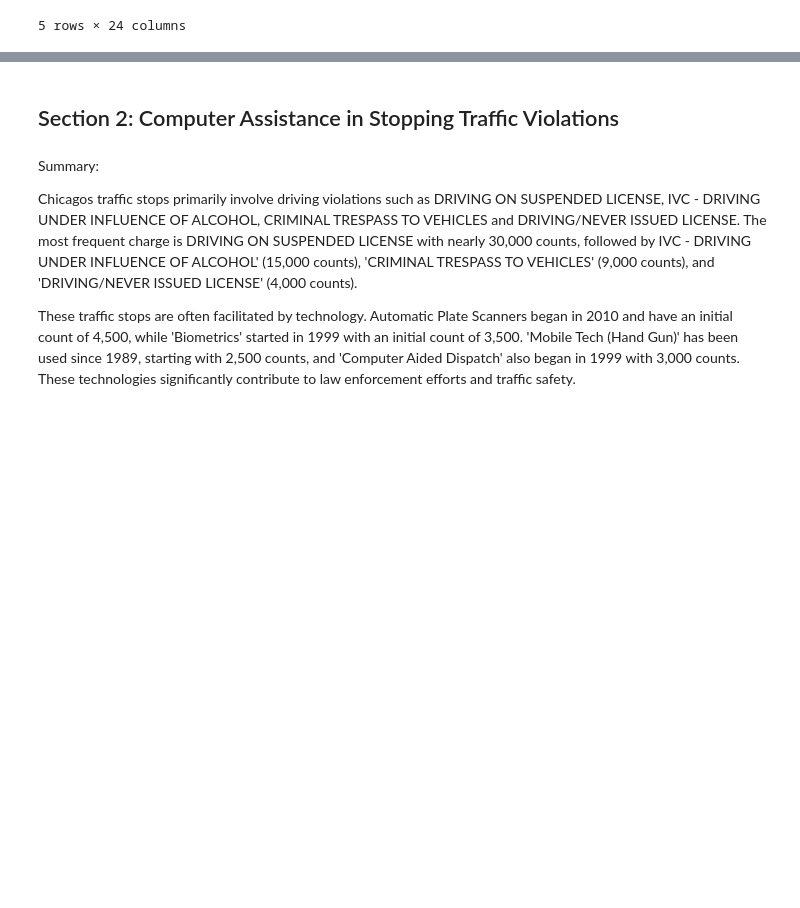
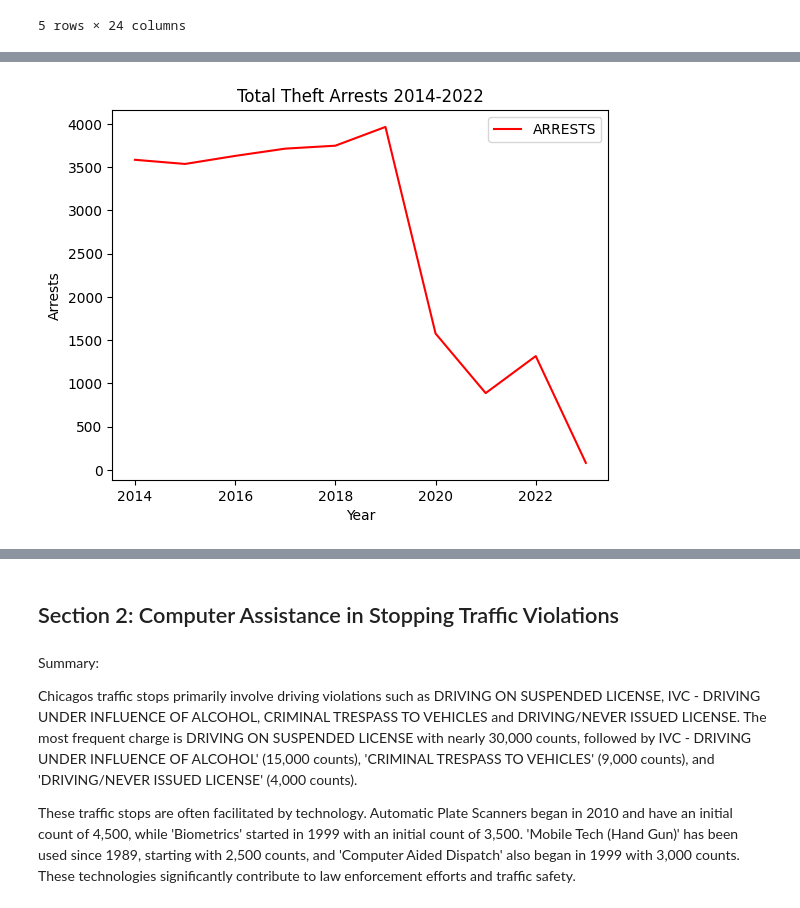
Before and after one commit to Dwawilson/Technology, a Jupyter notebook: Technology_and_Crime_in_Arrests_in_the_City_of_Chicago.ipynb, the cells around one changed output, grey strips where cells are left out. Drawn from its saved outputs; the diff is of its cells as text; code cells hidden in the pictures; blank space fills up the shorter version.

```diff
--- a/Technology_and_Crime_in_Arrests_in_the_City_of_Chicago.ipynb
+++ b/Technology_and_Crime_in_Arrests_in_the_City_of_Chicago.ipynb
@@ -62,0 +105,17 @@ from matplotlib import pyplot as plt
+# %%
+# Creating a new DataFrame with only required columns
+arrests_df = df[['ARREST DATE', 'CHARGES DESCRIPTION']]
+
+# Converting arrest date into datetime format
+arrests_df['ARREST DATE'] = arrests_df['ARREST DATE'].str.replace('/', '-')
+arrests_df['ARREST DATE'] = pd.to_datetime(arrests_df['ARREST DATE'], errors='coerce')
+
+# Setting arrest date as the index
+arrests_df.set_index('ARREST DATE', inplace=True)
+
+# Sorting the dates
+arrests_df.sort_index(inplace=True)
+
+# Displaying the DataFrame from head and tail
+display(arrests_df.head())
+display(arrests_df.tail())
@@ -62,0 +151,8 @@ from matplotlib import pyplot as plt
+# %%
+# Slicing the dataframe to include description rows with specific charges containing "THEFT/DISP MERCH"
+theft_charges_description = arrests_df
+theft_charges_description = theft_charges_description.loc[theft_charges_description['CHARGES DESCRIPTION'].str.contains('THEFT/DISP MERCH', case = False)]
+
+# Displaying the data from head and tail
+display(theft_charges_description.head())
+display(theft_charges_description.tail())
@@ -79,0 +183,10 @@ from matplotlib import pyplot as plt
+# %%
+# Filtering the dataframe by "THEFT/DISP MERCH" in the description column (Took help from Marcellus)
+total_theft_arrests = theft_charges_description.loc[(theft_charges_description['CHARGES DESCRIPTION'] == 'RETAIL THEFT')]
+# Adding a column that counts the amount of arrests
+total_theft_arrests = theft_charges_description[theft_charges_description['CHARGES DESCRIPTION'].str.contains("THEFT/DISP MERCH", case=False)]
+total_theft_arrests['ARRESTS'] = 1
+
+# Displaying the Dataframe and CHARGES DESCRIPTION column values
+display(total_theft_arrests.head())
+display(total_theft_arrests['CHARGES DESCRIPTION'].unique())
@@ -79,0 +208,11 @@ from matplotlib import pyplot as plt
+# %%
+# Finding total theft related arrests per month every year
+# Creating a line chart
+monthly_arrests = total_theft_arrests.groupby(by=[total_theft_arrests.index.year]).sum().plot(
+    color='r',
+    title='Total Theft Arrests 2014-2022',
+    xlabel='Year',
+    ylabel='Arrests',
+)
+# %% [output]
+[figure, added]
```
Also changed, not shown: parts of 34 cells of this notebook, 1 other file.
